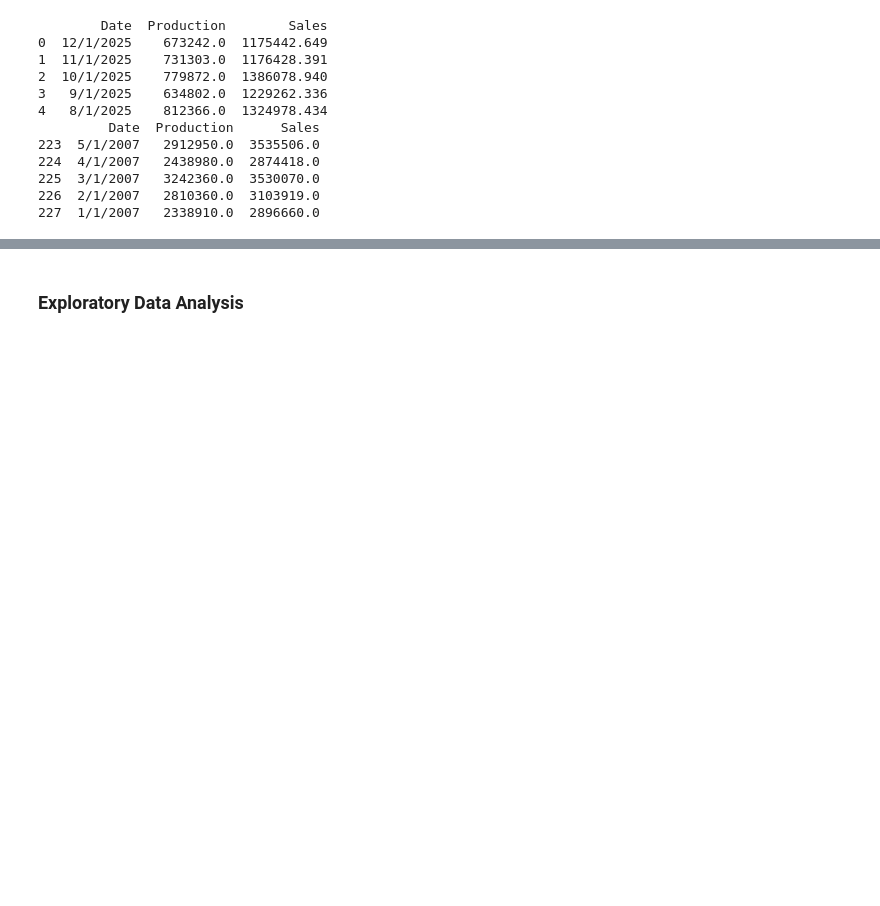
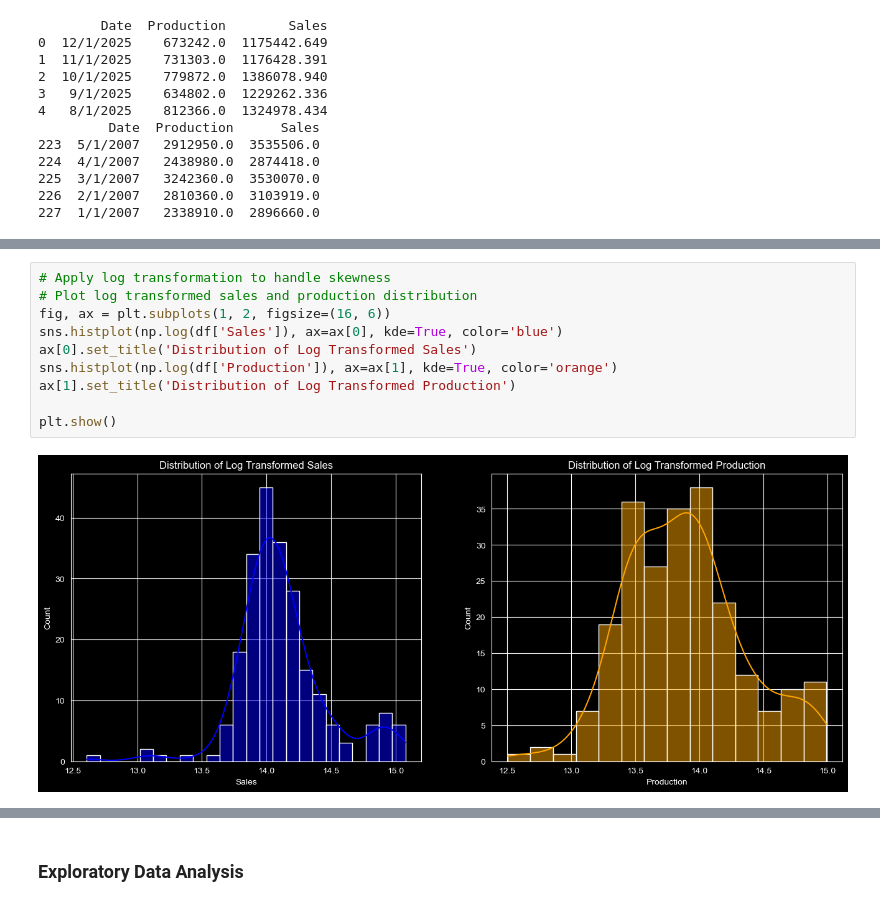
Before and after one commit to weslylaboy/arma-model-forecast, a Jupyter notebook: arma_models.ipynb, the cells around one changed output, grey strips where cells are left out. Drawn from its saved outputs; the diff is of its cells as text; blank space fills up the shorter version.

```diff
--- a/arma_models.ipynb
+++ b/arma_models.ipynb
@@ -116,0 +146,12 @@ df
+# %%
+# Apply log transformation to handle skewness
+# Plot log transformed sales and production distribution
+fig, ax = plt.subplots(1, 2, figsize=(16, 6))
+sns.histplot(np.log(df['Sales']), ax=ax[0], kde=True, color='blue')
+ax[0].set_title('Distribution of Log Transformed Sales')
+sns.histplot(np.log(df['Production']), ax=ax[1], kde=True, color='orange')
+ax[1].set_title('Distribution of Log Transformed Production')
+
+plt.show()
+# %% [output]
+[figure, added]
```
Also changed, not shown: parts of 28 cells of this notebook.
